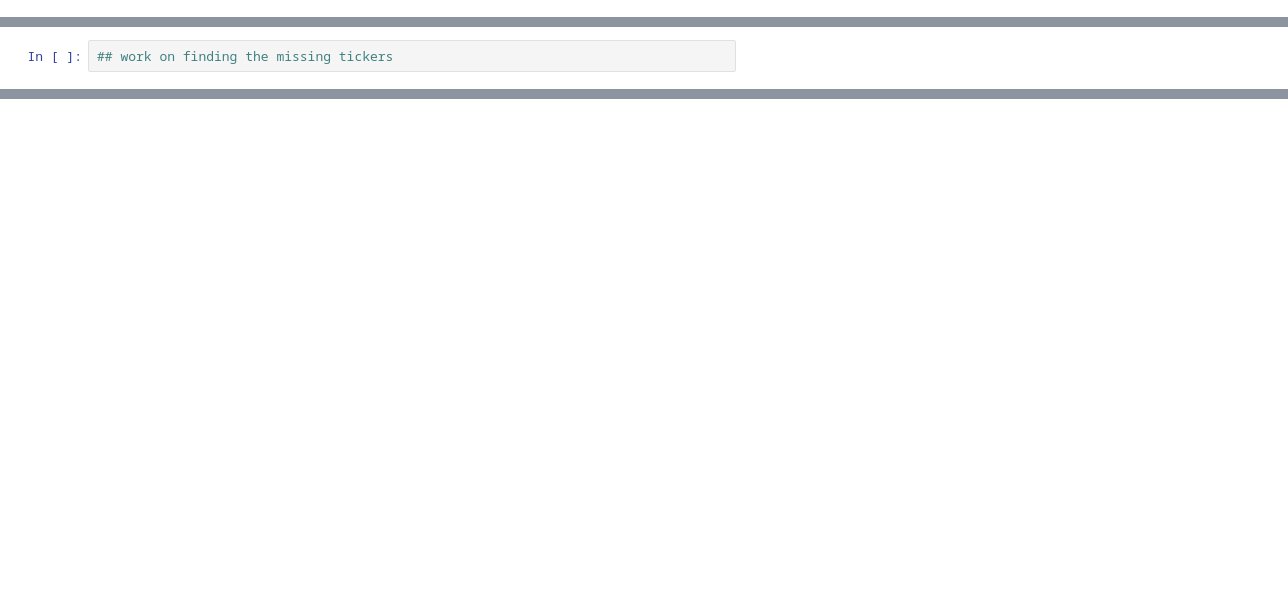
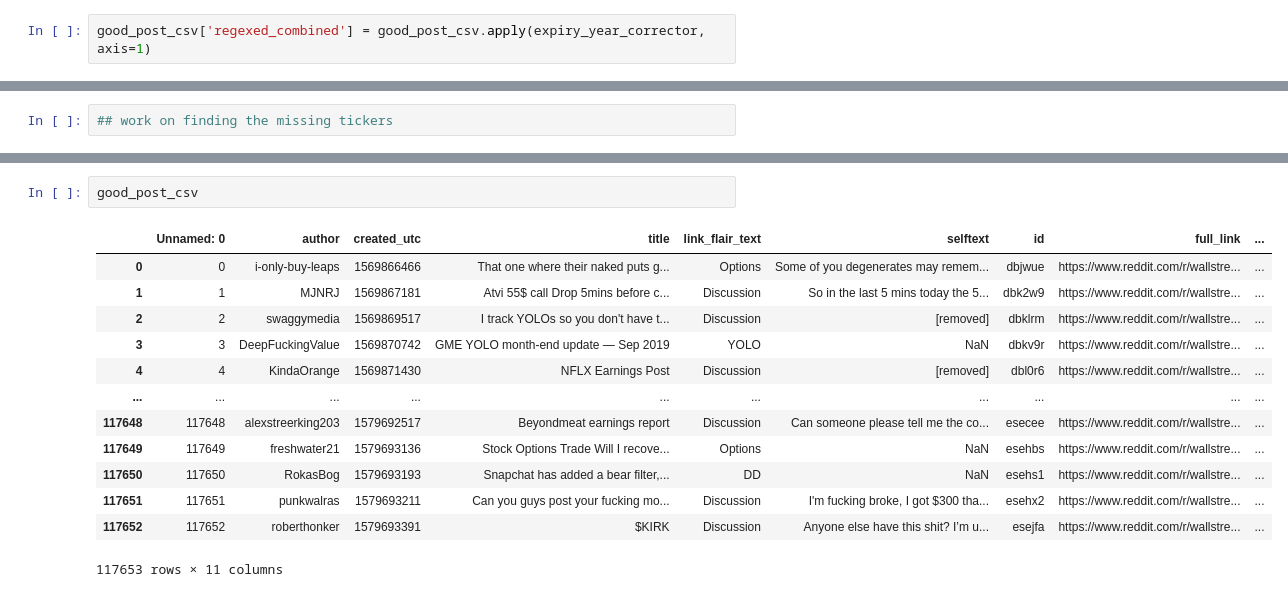
Before and after one commit to realjacoblinder/wsbanalysis, a Jupyter notebook: Phase 3 - Building the dataset.ipynb, the cells around one changed output, grey strips where cells are left out. Saved outputs shown, nothing was run; the diff lists cells and outputs as text; blank space fills up the shorter version.

```diff
--- a/Phase 3 - Building the dataset.ipynb
+++ b/Phase 3 - Building the dataset.ipynb
@@ -188,0 +316,2 @@ good_post_csv[good_post_csv['regexed_title'] != 0]
+# %%
+good_post_csv['regexed_combined'] = good_post_csv.apply(expiry_year_corrector, axis=1)
@@ -217,0 +409,16 @@ good_post_csv.iloc[5751]
+# %%
+good_post_csv
+# %% [output]
+|  | Unnamed: 0 | author | created_utc | title | link_flair_text | selftext | id | full_link | ... |
+| 0 | 0 | i-only-buy-leaps | 1569866466 | That one where their naked puts g... | Options | Some of you degenerates may remem... | dbjwue | https://www.reddit.com/r/wallstre... | ... |
+| 1 | 1 | MJNRJ | 1569867181 | Atvi 55$ call Drop 5mins before c... | Discussion | So in the last 5 mins today the 5... | dbk2w9 | https://www.reddit.com/r/wallstre... | ... |
+| 2 | 2 | swaggymedia | 1569869517 | I track YOLOs so you don't have t... | Discussion | [removed] | dbklrm | https://www.reddit.com/r/wallstre... | ... |
+| 3 | 3 | DeepFuckingValue | 1569870742 | GME YOLO month-end update — Sep 2019 | YOLO | NaN | dbkv9r | https://www.reddit.com/r/wallstre... | ... |
+| 4 | 4 | KindaOrange | 1569871430 | NFLX Earnings Post | Discussion | [removed] | dbl0r6 | https://www.reddit.com/r/wallstre... | ... |
+| ... | ... | ... | ... | ... | ... | ... | ... | ... | ... |
+| 117648 | 117648 | alexstreerking203 | 1579692517 | Beyondmeat earnings report | Discussion | Can someone please tell me the co... | esecee | https://www.reddit.com/r/wallstre... | ... |
+| 117649 | 117649 | freshwater21 | 1579693136 | Stock Options Trade Will I recove... | Options | NaN | esehbs | https://www.reddit.com/r/wallstre... | ... |
+| 117650 | 117650 | RokasBog | 1579693193 | Snapchat has added a bear filter,... | DD | NaN | esehs1 | https://www.reddit.com/r/wallstre... | ... |
+| 117651 | 117651 | punkwalras | 1579693211 | Can you guys post your fucking mo... | Discussion | I'm fucking broke, I got $300 tha... | esehx2 | https://www.reddit.com/r/wallstre... | ... |
+| 117652 | 117652 | roberthonker | 1579693391 | $KIRK | Discussion | Anyone else have this shit? I’m u... | esejfa | https://www.reddit.com/r/wallstre... | ... |
+117653 rows × 11 columns
```
Also changed, not shown: parts of 26 cells of this notebook, 3 other files.
